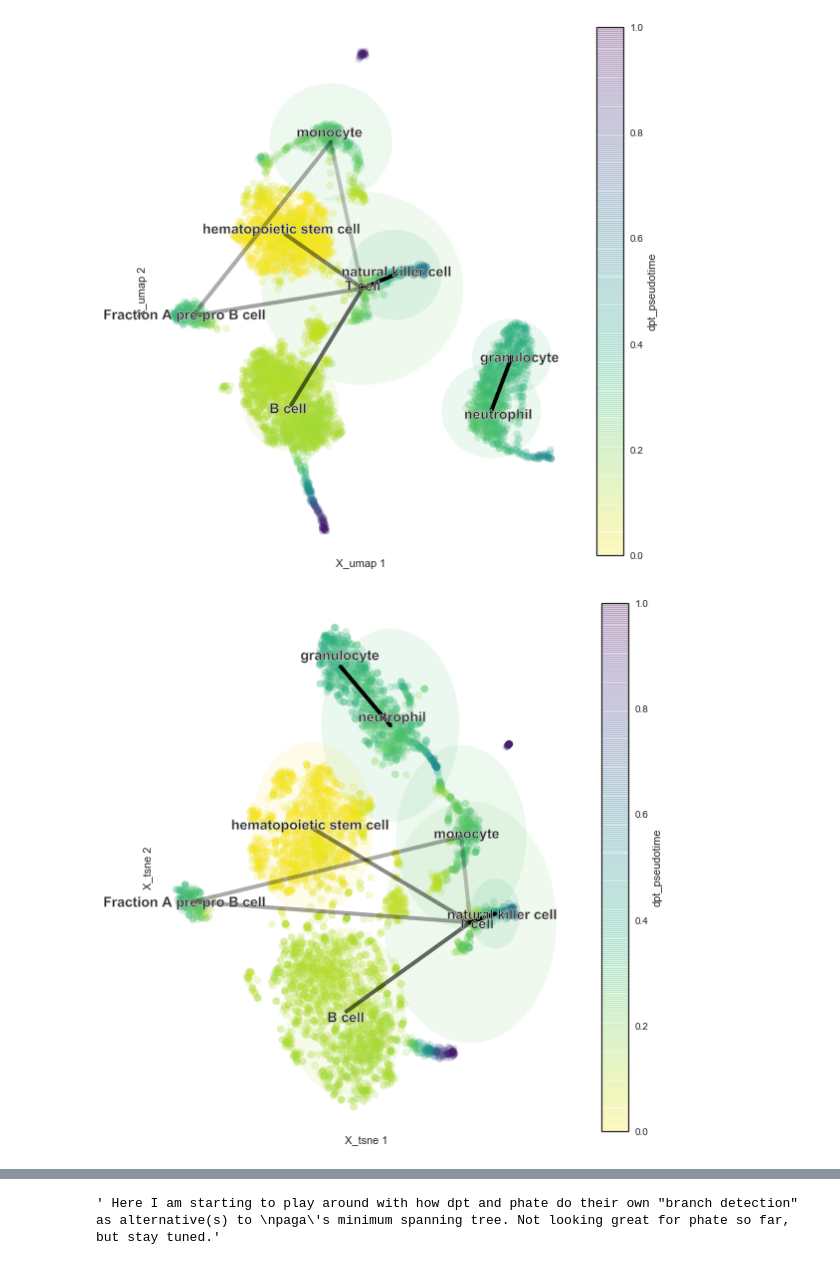
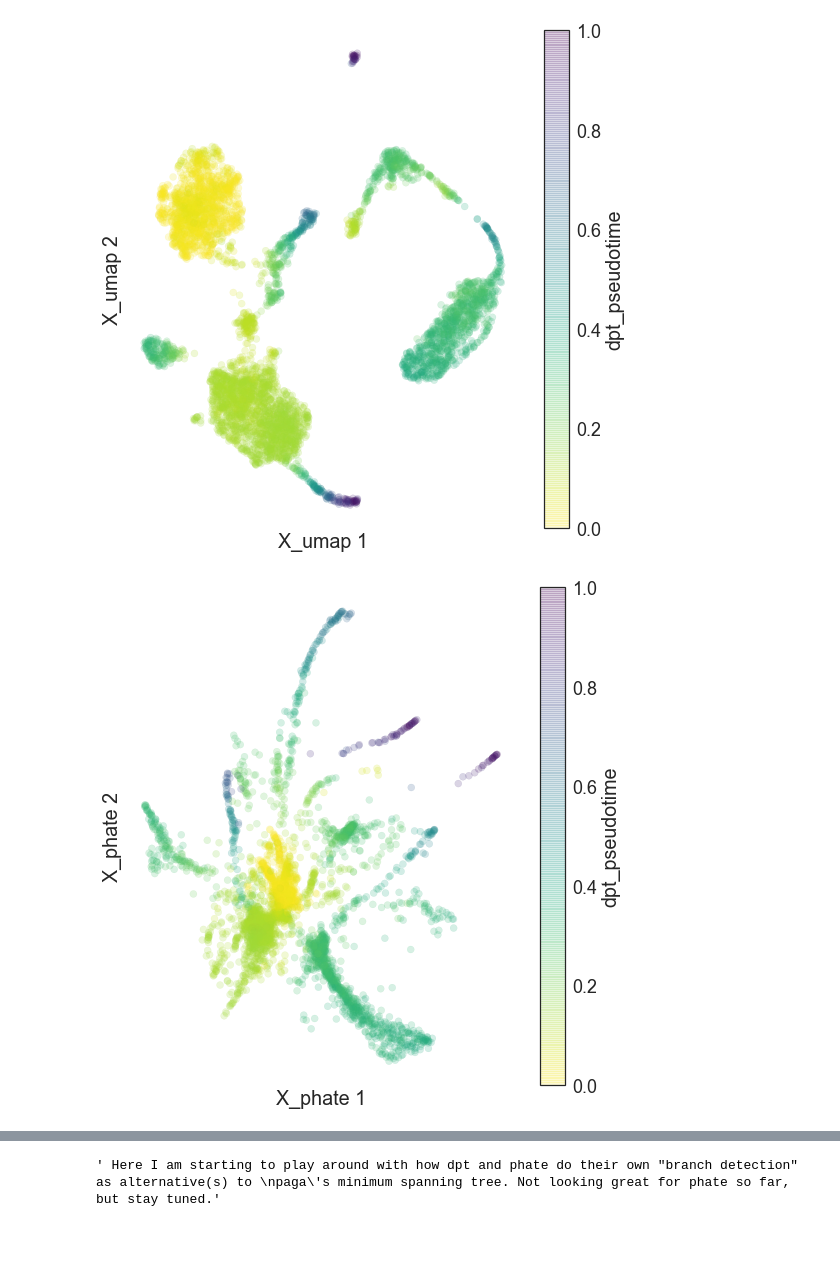
Before and after one commit to chanzuckerberg/cellxgene-compbio-methods, a Jupyter notebook: tabula-muris/bone-marrow-scanpy-trajectory.ipynb, the cells around one changed output, grey strips where cells are left out. Drawn from its saved outputs; the diff is of its cells as text; code cells hidden in the pictures; blank space fills up the shorter version.

```diff
--- a/tabula-muris/bone-marrow-scanpy-trajectory.ipynb
+++ b/tabula-muris/bone-marrow-scanpy-trajectory.ipynb
@@ -114,0 +115,12 @@ Wall time: 3.56 ms
+# %%
+## calc phate pseudotime
+phate_diff_potential = phate_operator.diff_potential ## pull the exponentiated q matrix
+
+phate_diff_dist = squareform(pdist(phate_diff_potential, 'euclidean')) ## compute distances
+phate_pseudotime = phate_diff_dist[adata.uns['iroot']].copy() ## pull each cell's distance from the root cell
+
+phate_pseudotime = phate_pseudotime / phate_pseudotime.max() ## normalize 0 <= pseudotime <= 1
+adata.obs['phate_pseudotime'] = phate_pseudotime ## add back to adata
+
+## calc dpt pseudotime
+%time sc.tl.dpt(adata)
@@ -150,9 +165,9 @@ def calc_median_pseudotime(adata, group_key, group):
     pseudotime = adata.obs['dpt_pseudotime']
     group_t = np.take(pseudotime, group_indices, axis=0)
     return np.median(group_t)
+
+sns.set(style='white', font_scale=1.5)
 # %%
-sns.set(style='white')
-
 def plot_layout_paga(adata, xy_key = 'X_umap', colorby = 'dpt_pseudotime', cmap=cm.viridis_r,
                      plot_paga = True, paga_threshold = 0.1, group_key='louvain', ax = None):
     '''
@@ -174,7 +189,7 @@ def plot_layout_paga(adata, xy_key = 'X_umap', colorby = 'dpt_pseudotime', cmap=
 
     colorby_vals = adata.obs[colorby].values
     try: ## continuous color vals
-        colorby_norm = clr.Normalize(vmin=min(colorby_vals),vmax=max(colorby_vals))
+        colorby_norm = cl.Normalize(vmin=min(colorby_vals),vmax=max(colorby_vals))
         plot_vals = plt.scatter(x,y,c=adata.obs[colorby].values, cmap=cmap, norm=colorby_norm, alpha=.2, zorder=1)
         cax = fig.colorbar(plot_vals)
 
@@ -189,60 +204,62 @@ def plot_layout_paga(adata, xy_key = 'X_umap', colorby = 'dpt_pseudotime', cmap=
 
     if plot_paga:
         assert 'paga' in adata.uns and adata.uns['paga']['groups'] == group_key, 'Oops. Run this first: sc.tl.paga(adata, group_key=%s)'%group_key
 
-    groups = adata.obs[group_key].cat.categories
-    group_positions = {group: find_group_center(adata, x, y, group_key, group) for group in groups}
-    connections = np.triu(adata.uns['paga']['connectivities'].toarray())
+        groups = adata.obs[group_key].cat.categories
+        group_positions = {group: find_group_center(adata, x, y, group_key, group) for group in groups}
+        connections = np.triu(adata.uns['paga']['connectivities'].toarray())
 
-    for group, position in group_positions.items(): ## label groups, plot approximate boundaries
-        if group == 'nan': # skip missing groups
-            continue
-        text = plt.text(position['x']*1.05, position['y']*1.05, group, ha='center', va='center', weight='bold', fontsize=14, zorder=3)
-        text.set_path_effects([path_effects.Normal(),path_effects.Stroke(linewidth=.45,foreground='white'),])
+        for group, position in group_positions.items(): ## label groups, plot approximate boundaries
+            if group == 'nan': # skip missing groups
+                continue
+            text = plt.text(position['x']*1.05, position['y']*1.05, group, ha='center', va='center', weight='bold', fontsize=14, zorder=3)
+            text.set_path_effects([path_effects.Normal(),path_effects.Stroke(linewidth=.45,foreground='white'),])
 
-        try:
-            c = cmap(calc_median_pseudotime(adata, group_key, group))
-        except:
-            c = color_hashmap[group]
-        circle = mpatches.Circle((position['x'], position['y']), position['r'],
-                                 fill=True, fc=c,lw=0, alpha=0.1, zorder=0)
-        ax.add_patch(circle)
+            try:
+                c = cmap(calc_median_pseudotime(adata, group_key, group))
+            except:
+                c = color_hashmap[group]
+            circle = patches.Circle((position['x'], position['y']), position['r'],
+                                     fill=True, fc=c,lw=0, alpha=0.1, zorder=0)
+            ax.add_patch(circle)
 
 
-    for idx1, group1 in enumerate(connections): # plot connections b/n groups with certainty above set threshold
-        for idx2, certainty in enumerate(group1):
-            if groups[idx1] == 'nan' or groups[idx2] == 'nan':
-                continue
-            if certainty >= paga_threshold:
-                x_i, x_f = group_positions[groups[idx1]]['x'], group_positions[groups[idx2]]['x']
-                y_i, y_f = group_positions[groups[idx1]]['y'], group_positions[groups[idx2]]['y']
-                plt.plot((x_i, x_f), (y_i, y_f), color='k',
-                         alpha = min(1,2*certainty),
-                         lw=4, zorder=2)
+        for idx1, group1 in enumerate(connections): # plot connections b/n groups with certainty above set threshold
+            for idx2, certainty in enumerate(group1):
+                if groups[idx1] == 'nan' or groups[idx2] == 'nan':
+                    continue
+                if certainty >= paga_threshold:
+                    x_i, x_f = group_positions[groups[idx1]]['x'], group_positions[groups[idx2]]['x']
+                    y_i, y_f = group_positions[groups[idx1]]['y'], group_positions[groups[idx2]]['y']
+                    plt.plot((x_i, x_f), (y_i, y_f), color='k',
+                             alpha = min(1,2*certainty),
+                             lw=4, zorder=2)
     plt.tight_layout()
     ax.set_xlabel('%s 1'%xy_key)
     ax.set_ylabel('%s 2'%xy_key)
 #     ax.set_xlim(ax.get_ylim())
     ax.spines['top'].set_visible(False)
     ax.spines['right'].set_visible(False)
     ax.spines['bottom'].set_visible(False)
     ax.spines['left'].set_visible(False)
     ax.get_xaxis().set_ticks([])
     ax.get_yaxis().set_ticks([])
 
     try:
         cax.set_label(colorby)
     except:
         pass
 
     if show:
         plt.show()
     else:
         return ax
+sns.set(font_scale=1.8, style='white')
 
-plot_layout_paga(adata, xy_key='X_umap', group_key='cell_type', colorby='dpt_pseudotime')
-plot_layout_paga(adata, xy_key='X_tsne', group_key='cell_type', colorby='dpt_pseudotime')
-plot_layout_paga(adata, xy_key='X_phate', group_key='cell_type', colorby='dpt_pseudotime')
+
+plot_layout_paga(adata, xy_key='X_umap', colorby='dpt_pseudotime', plot_paga=False)
+plot_layout_paga(adata, xy_key='X_phate', colorby='dpt_pseudotime', plot_paga=False)
+plot_layout_paga(adata, xy_key='X_phate', colorby='phate_pseudotime', plot_paga=False)
 # %% [output]
-[figure, old version]
+[figure, new version]
-[figure, old version]
+[figure, new version]
```
Also changed, not shown: parts of 12 cells of this notebook.
